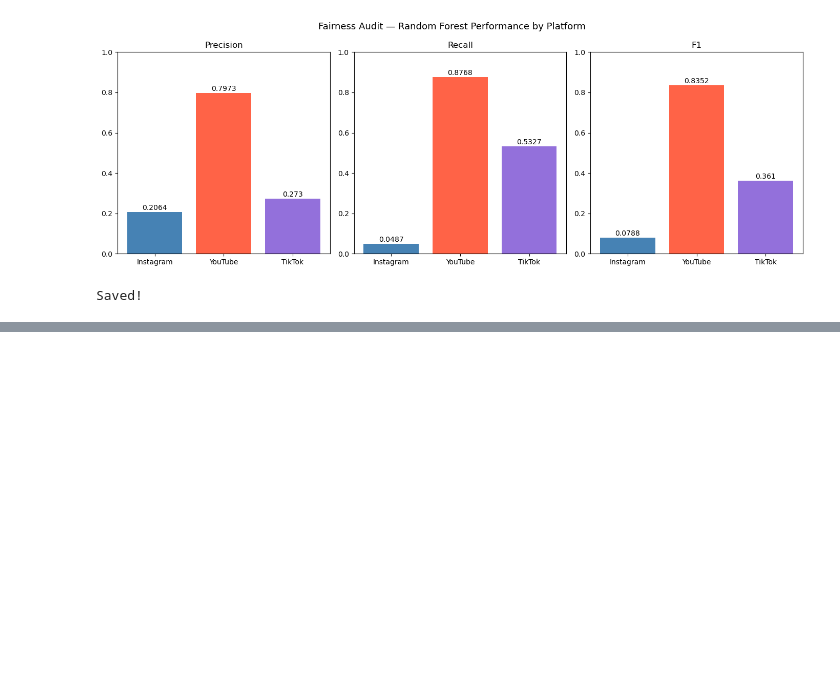
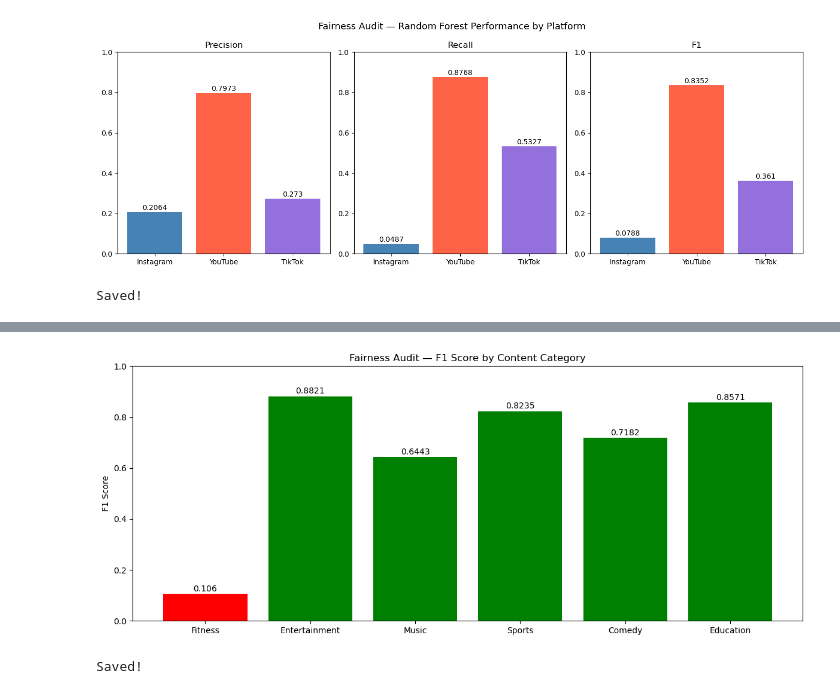
Before and after one commit to taru01ok/virality-prediction-ml-2026, a Jupyter notebook: notebooks/05_fairness_audit.ipynb, the cells around one changed output, grey strips where cells are left out. Drawn from its saved outputs; the diff is of its cells as text; code cells hidden in the pictures; blank space fills up the shorter version.

```diff
--- a/notebooks/05_fairness_audit.ipynb
+++ b/notebooks/05_fairness_audit.ipynb
@@ -135,0 +193,17 @@ Saved!
+# %%
+# ── CONTENT CATEGORY FAIRNESS PLOT ──
+fig, ax = plt.subplots(figsize=(12, 5))
+colors = ['red' if f < 0.3 else 'orange' if f < 0.6 else 'green' for f in cat_df['F1']]
+ax.bar(cat_df['Category'], cat_df['F1'], color=colors)
+ax.set_title('Fairness Audit — F1 Score by Content Category')
+ax.set_ylabel('F1 Score')
+ax.set_ylim(0, 1)
+for i, v in enumerate(cat_df['F1']):
+    ax.text(i, v + 0.01, str(v), ha='center', fontsize=10)
+plt.tight_layout()
+plt.savefig('fairness_by_category.png', dpi=150, bbox_inches='tight')
+plt.show()
+print('Saved!')
+# %% [output]
+[figure, added]
+Saved!
```
Also changed, not shown: parts of 1 cell of this notebook, 3 other files.
